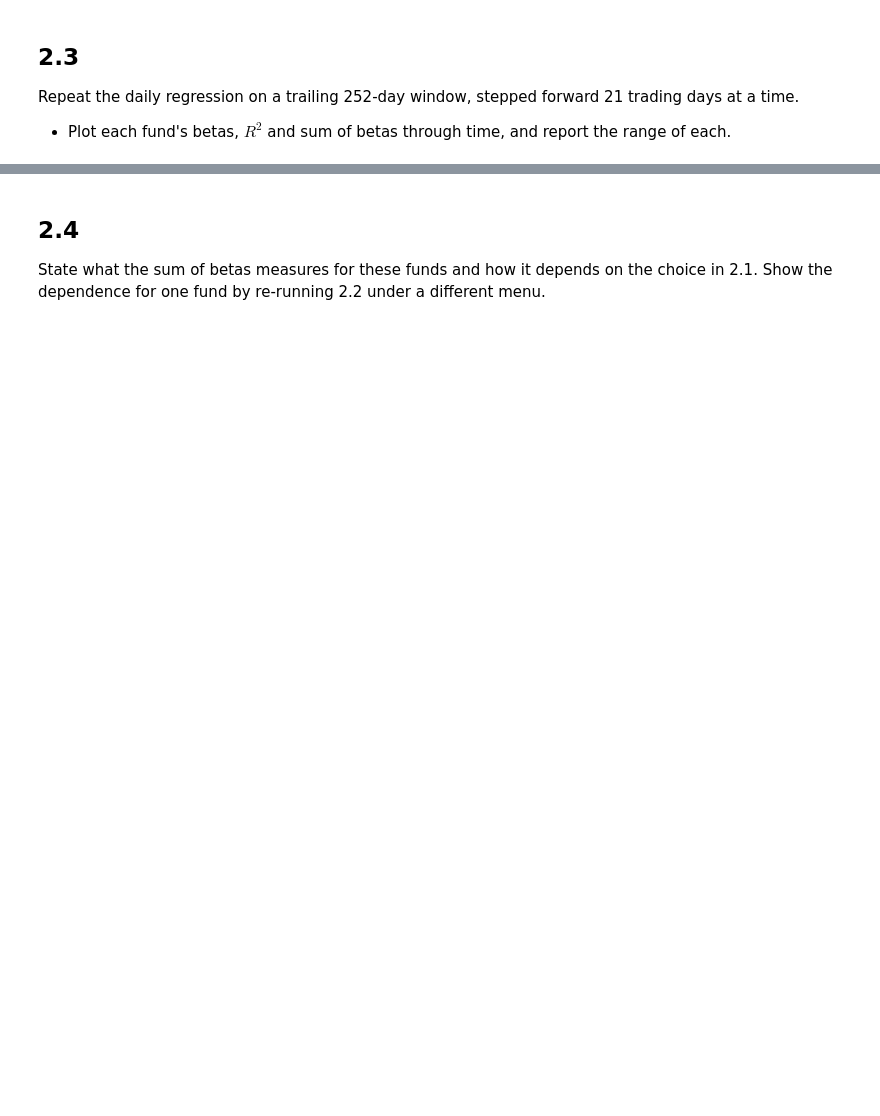
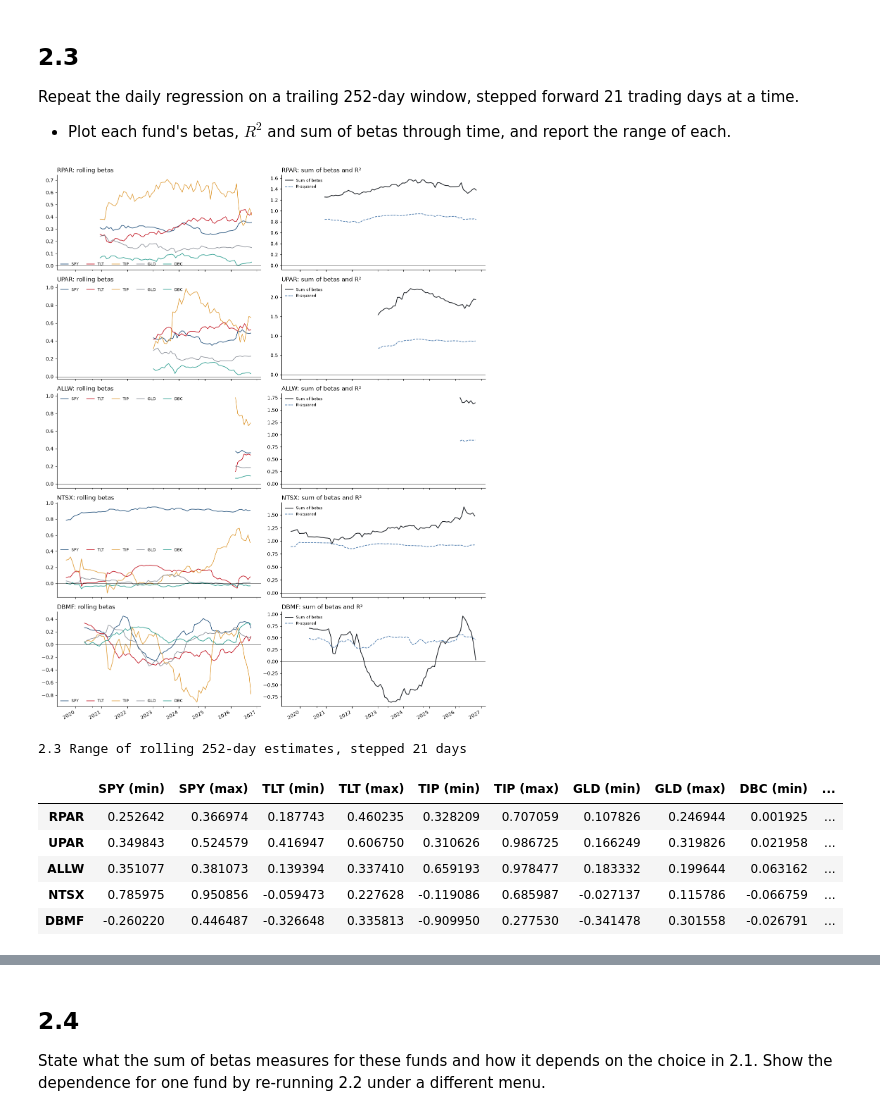
Before and after one commit to hannahkong1/midterm-project, a Jupyter notebook: risk_parity.ipynb, the cells around one changed output, grey strips where cells are left out. Saved outputs shown, nothing was run; the diff lists cells and outputs as text; code cells hidden in the pictures; blank space fills up the shorter version.

```diff
--- a/risk_parity.ipynb
+++ b/risk_parity.ipynb
@@ -217,3 +217,22 @@ Sections 2 and 3 use excess returns over `SHV`.
 ## 2.1
 
 Choose the factor set for the decompositions from `SPY`, `TLT`, `IEF`, `TIP`, `GLD` and `DBC`. State it and justify it in course terms, including whether both Treasury ETFs belong in one regression. Use the same set through Sections 2 and 3 unless a question asks otherwise.
+# %%
+FACTORS = ['SPY', 'TLT', 'TIP', 'GLD', 'DBC']
+CANDIDATES = ['SPY', 'TLT', 'IEF', 'TIP', 'GLD', 'DBC']
+excess_daily = returns.sub(returns['SHV'], axis=0)
+excess_monthly = monthly.sub(monthly['SHV'], axis=0)
+
+# sample covering every fund's life: from NTSX's first day, the earliest of the five
+factor_sample = excess_daily.loc['2018-08-02':, CANDIDATES].dropna()
+display(factor_sample.corr().round(2).style.background_gradient(cmap='RdBu_r', vmin=-1, vmax=1)
+        .set_caption(f'Correlation of daily factor excess returns, {factor_sample.index[0].date()} to {factor_sample.index[-1].date()}'))
+
+# variance inflation factor: diagonal of the inverse correlation matrix
+def vif(data):
+    return pd.Series(np.diag(np.linalg.inv(data.corr().values)), index=data.columns)
+
+display(pd.DataFrame({
+    'All six': vif(factor_sample[CANDIDATES]),
+    'Chosen five': vif(factor_sample[FACTORS]),
+}).reindex(CANDIDATES).round(1).style.format(na_rep='—').set_caption('Variance inflation factors'))
@@ -231,3 +332,47 @@ Regress each of `RPAR`, `UPAR`, `ALLW`, `NTSX` and `DBMF` on your factor set ove
 Repeat the daily regression on a trailing 252-day window, stepped forward 21 trading days at a time.
 
 * Plot each fund's betas, $R^2$ and sum of betas through time, and report the range of each.
+# %%
+def rolling_regression(fund, window=252, step=21):
+    data = pd.concat([excess_daily[fund], excess_daily[FACTORS]], axis=1).dropna()
+    rows = {}
+    for end in range(window, len(data) + 1, step):
+        chunk = data.iloc[end - window:end]
+        model = sm.OLS(chunk[fund], sm.add_constant(chunk[FACTORS])).fit()
+        betas = model.params.drop('const')
+        rows[chunk.index[-1]] = {**betas, 'Sum of betas': betas.sum(), 'R-squared': model.rsquared}
+    return pd.DataFrame(rows).T
+
+rolling = {f: rolling_regression(f) for f in FUNDS}
+
+colors = dict(zip(FACTORS, ['#1f4e79', '#c1121f', '#e09f3e', '#8a8f98', '#2a9d8f']))
+fig, axes = plt.subplots(len(FUNDS), 2, figsize=(13, 3.2 * len(FUNDS)), sharex=True)
+for i, f in enumerate(FUNDS):
+    rolling[f][FACTORS].plot(ax=axes[i, 0], color=colors, lw=1.2)
+    axes[i, 0].axhline(0, color='black', lw=0.6)
+    axes[i, 0].set_title(f'{f}: rolling betas', loc='left')
+    axes[i, 0].legend(frameon=False, ncol=5, fontsize=8)
+    rolling[f]['Sum of betas'].plot(ax=axes[i, 1], color='#14181e', lw=1.4, label='Sum of betas')
+    rolling[f]['R-squared'].plot(ax=axes[i, 1], color='#3b6ea5', lw=1.2, ls='--', label='R-squared')
+    axes[i, 1].axhline(0, color='black', lw=0.6)
+    axes[i, 1].set_title(f'{f}: sum of betas and R²', loc='left')
+    axes[i, 1].legend(frameon=False, fontsize=8)
+for ax in axes.flat:
+    ax.spines[['top', 'right']].set_visible(False); ax.set_xlabel('')
+plt.tight_layout()
+plt.show()
+
+ranges = pd.concat({f: rolling[f].agg(['min', 'max']).T for f in FUNDS}).unstack()
+ranges.columns = [f'{stat} ({m})' for m, stat in ranges.columns]
+ranges = ranges[[f'{c} ({m})' for c in FACTORS + ['Sum of betas', 'R-squared'] for m in ['min', 'max']]]
+ranges['Windows'] = [len(rolling[f]) for f in FUNDS]
+display(ranges.style.format('{:.2f}').format({'Windows': '{:,.0f}'}).set_caption('2.3 Range of rolling 252-day estimates, stepped 21 days'))
+# %% [output]
+[figure, added]
+2.3 Range of rolling 252-day estimates, stepped 21 days
+|  | SPY (min) | SPY (max) | TLT (min) | TLT (max) | TIP (min) | TIP (max) | GLD (min) | GLD (max) | DBC (min) | ... |
+| RPAR | 0.252642 | 0.366974 | 0.187743 | 0.460235 | 0.328209 | 0.707059 | 0.107826 | 0.246944 | 0.001925 | ... |
+| UPAR | 0.349843 | 0.524579 | 0.416947 | 0.606750 | 0.310626 | 0.986725 | 0.166249 | 0.319826 | 0.021958 | ... |
+| ALLW | 0.351077 | 0.381073 | 0.139394 | 0.337410 | 0.659193 | 0.978477 | 0.183332 | 0.199644 | 0.063162 | ... |
+| NTSX | 0.785975 | 0.950856 | -0.059473 | 0.227628 | -0.119086 | 0.685987 | -0.027137 | 0.115786 | -0.066759 | ... |
+| DBMF | -0.260220 | 0.446487 | -0.326648 | 0.335813 | -0.909950 | 0.277530 | -0.341478 | 0.301558 | -0.026791 | ... |
```
Also changed, not shown: parts of 8 cells of this notebook.
